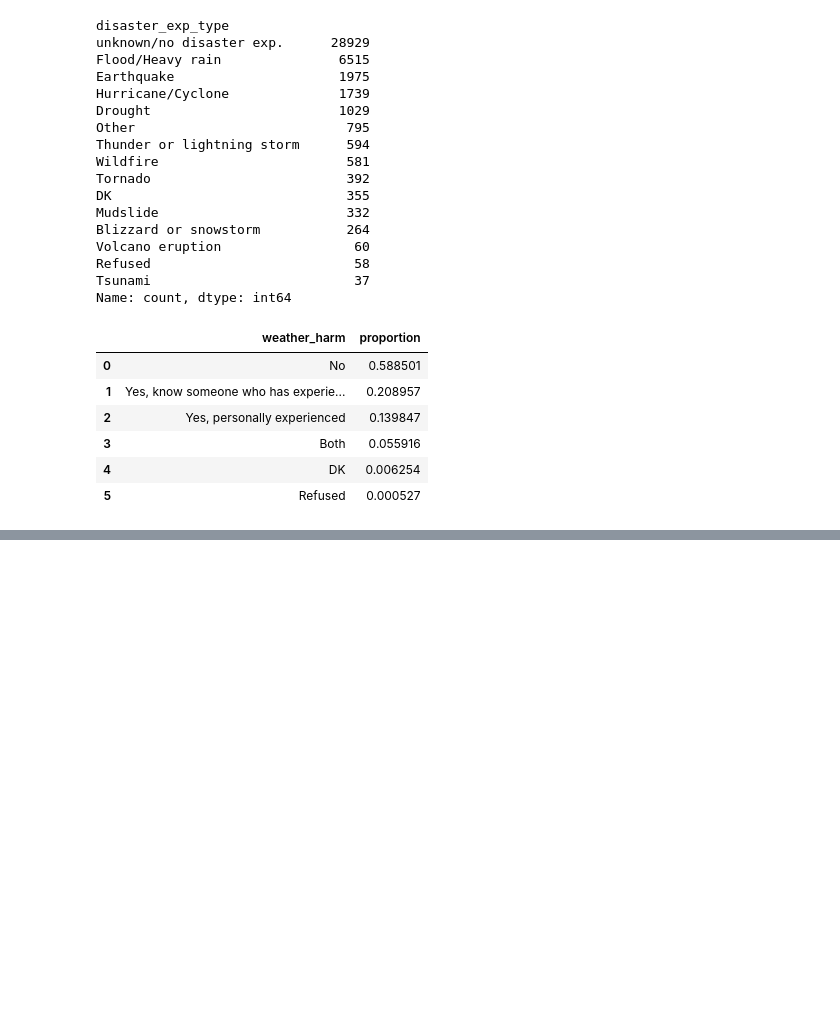
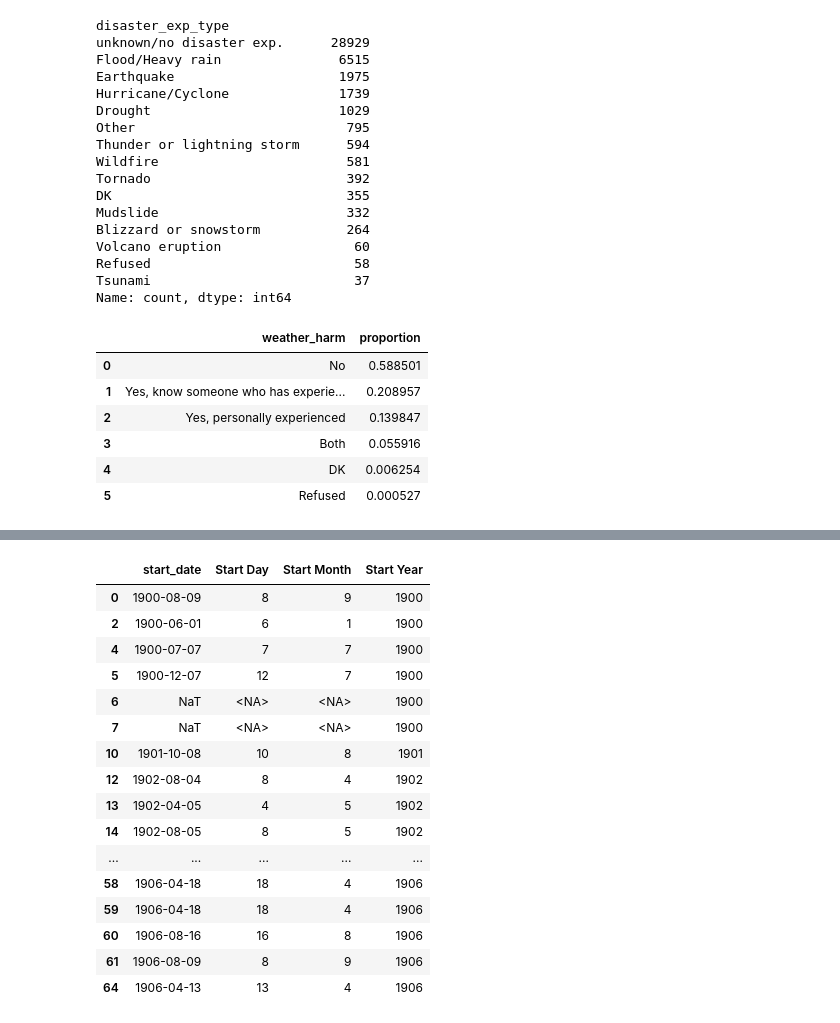
Before and after one commit to eemchadwick/natural_disasters, a Jupyter notebook: notebooks/natural disasters.ipynb, the cells around one changed output, grey strips where cells are left out. Drawn from its saved outputs; the diff is of its cells as text; code cells hidden in the pictures; blank space fills up the shorter version.

Commit message:
fixed date time

```diff
--- a/notebooks/natural disasters.ipynb
+++ b/notebooks/natural disasters.ipynb
@@ -2529,0 +2339,22 @@ five_years_disasters[five_years_disasters['Country'].isin(['Philippines', 'Nepal
+# %%
+disasters['start_date']=pd.to_datetime(disasters['start_date'],errors='coerce', format='mixed')
+# %%
+disasters[['start_date','Start Day','Start Month','Start Year']].head(50)
+# %% [output]
+|  | start_date | Start Day | Start Month | Start Year |
+| 0 | 1900-08-09 | 8 | 9 | 1900 |
+| 2 | 1900-06-01 | 6 | 1 | 1900 |
+| 4 | 1900-07-07 | 7 | 7 | 1900 |
+| 5 | 1900-12-07 | 12 | 7 | 1900 |
+| 6 | NaT | <NA> | <NA> | 1900 |
+| 7 | NaT | <NA> | <NA> | 1900 |
+| 10 | 1901-10-08 | 10 | 8 | 1901 |
+| 12 | 1902-08-04 | 8 | 4 | 1902 |
+| 13 | 1902-04-05 | 4 | 5 | 1902 |
+| 14 | 1902-08-05 | 8 | 5 | 1902 |
+| ... | ... | ... | ... | ... |
+| 58 | 1906-04-18 | 18 | 4 | 1906 |
+| 59 | 1906-04-18 | 18 | 4 | 1906 |
+| 60 | 1906-08-16 | 16 | 8 | 1906 |
+| 61 | 1906-08-09 | 8 | 9 | 1906 |
+| 64 | 1906-04-13 | 13 | 4 | 1906 |
```
Also changed, not shown: parts of 80 cells of this notebook.
